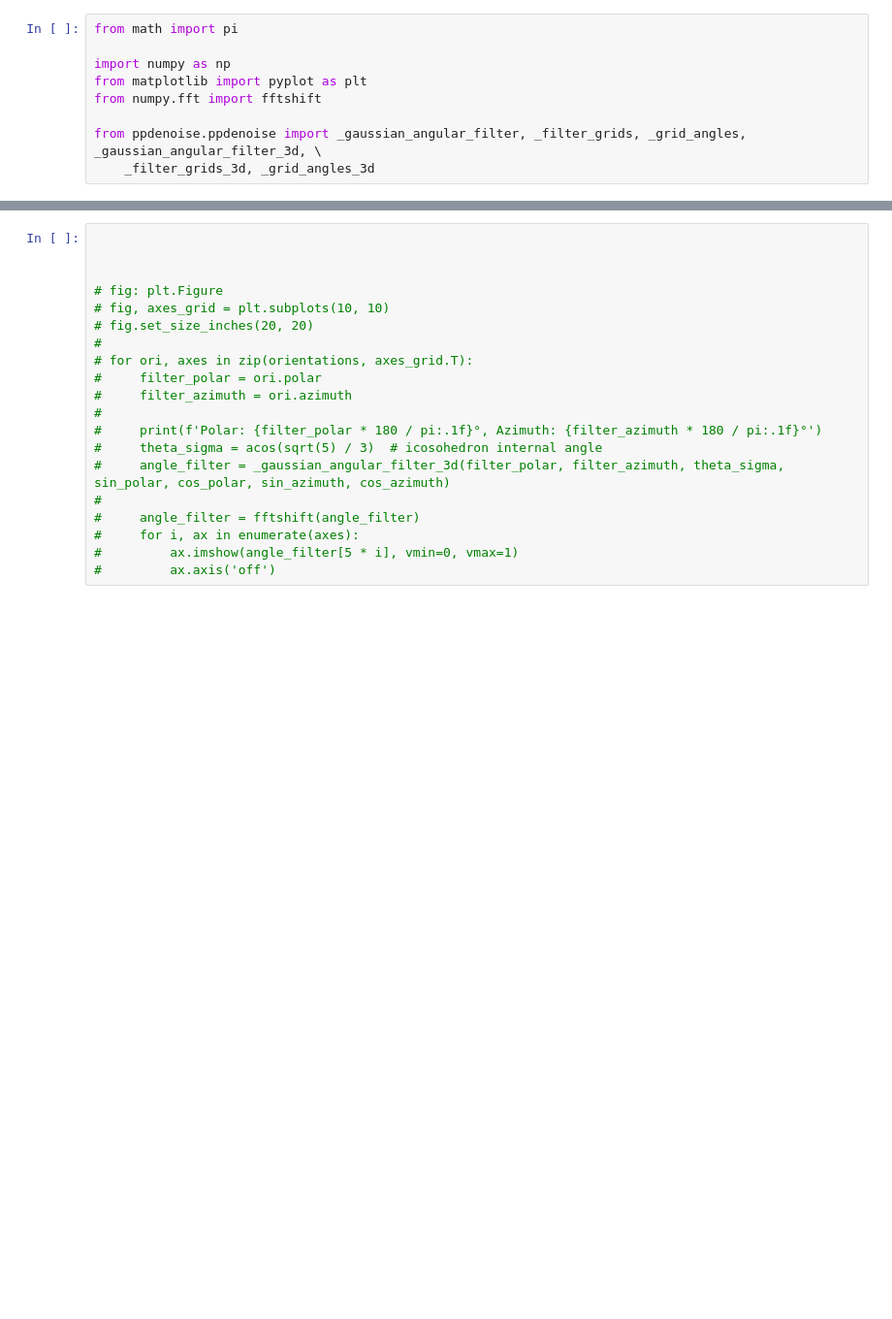
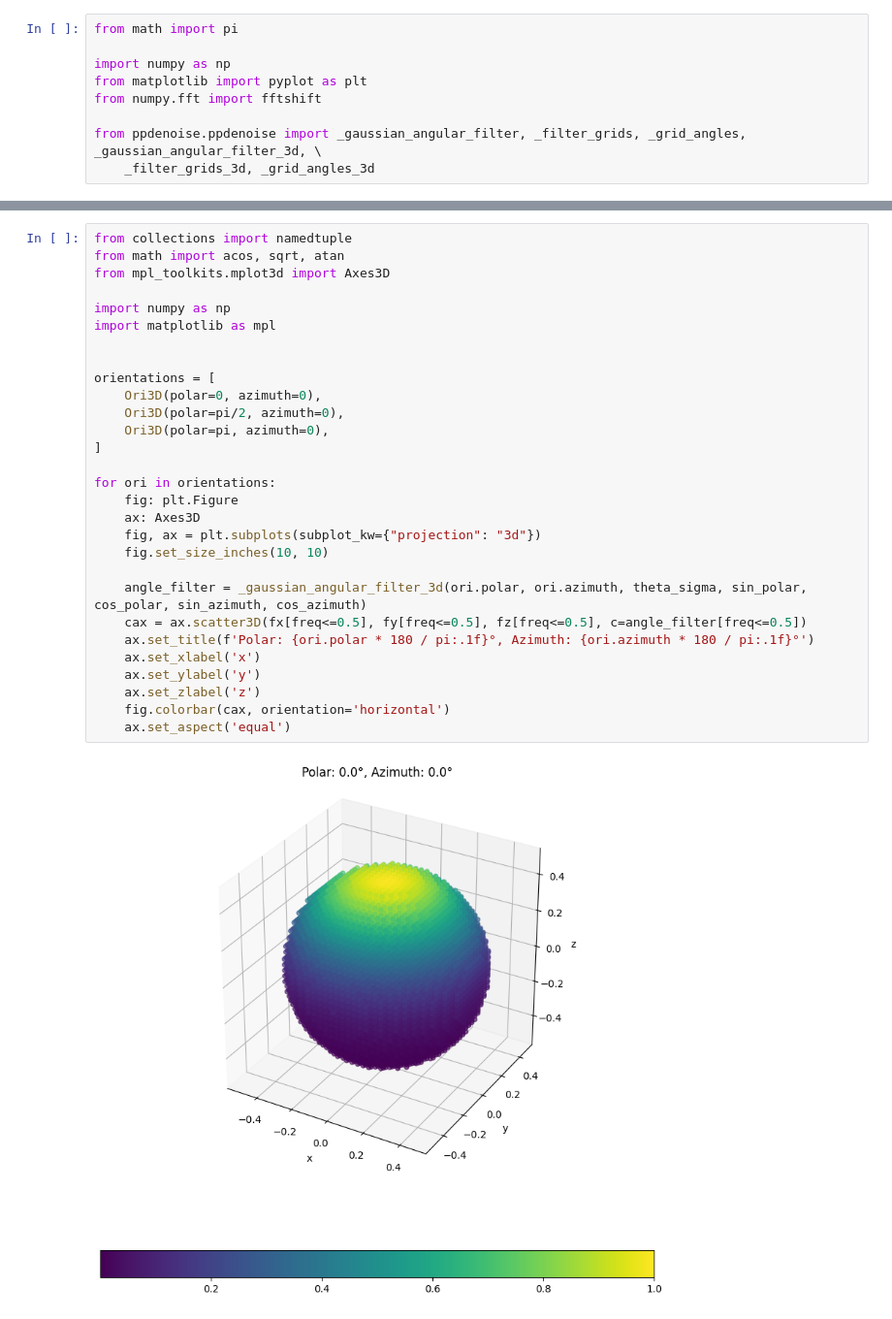
Before and after one commit to tom-a-horrocks/ppdenoise, a Jupyter notebook: test.ipynb, the cells around one changed output, grey strips where cells are left out. Shown at 97% size. Drawn from its saved outputs; the diff is of its cells as text; blank space fills up the shorter version.

```diff
--- a/test.ipynb
+++ b/test.ipynb
@@ -154,20 +161,31 @@ KeyboardInterrupt
-# %%
-
-
-
-# fig: plt.Figure
-# fig, axes_grid = plt.subplots(10, 10)
-# fig.set_size_inches(20, 20)
-#
-# for ori, axes in zip(orientations, axes_grid.T):
-#     filter_polar = ori.polar
-#     filter_azimuth = ori.azimuth
-#
-#     print(f'Polar: {filter_polar * 180 / pi:.1f}°, Azimuth: {filter_azimuth * 180 / pi:.1f}°')
-#     theta_sigma = acos(sqrt(5) / 3)  # icosohedron internal angle
-#     angle_filter = _gaussian_angular_filter_3d(filter_polar, filter_azimuth, theta_sigma, sin_polar, cos_polar, sin_azimuth, cos_azimuth)
-#
-#     angle_filter = fftshift(angle_filter)
-#     for i, ax in enumerate(axes):
-#         ax.imshow(angle_filter[5 * i], vmin=0, vmax=1)
-#         ax.axis('off')
+# %%
+from collections import namedtuple
+from math import acos, sqrt, atan
+from mpl_toolkits.mplot3d import Axes3D
+
+import numpy as np
+import matplotlib as mpl
+
+
+orientations = [
+    Ori3D(polar=0, azimuth=0),
+    Ori3D(polar=pi/2, azimuth=0),
+    Ori3D(polar=pi, azimuth=0),
+]
+
+for ori in orientations:
+    fig: plt.Figure
+    ax: Axes3D
+    fig, ax = plt.subplots(subplot_kw={"projection": "3d"})
+    fig.set_size_inches(10, 10)
+
+    angle_filter = _gaussian_angular_filter_3d(ori.polar, ori.azimuth, theta_sigma, sin_polar, cos_polar, sin_azimuth, cos_azimuth)
+    cax = ax.scatter3D(fx[freq<=0.5], fy[freq<=0.5], fz[freq<=0.5], c=angle_filter[freq<=0.5])
+    ax.set_title(f'Polar: {ori.polar * 180 / pi:.1f}°, Azimuth: {ori.azimuth * 180 / pi:.1f}°')
+    ax.set_xlabel('x')
+    ax.set_ylabel('y')
+    ax.set_zlabel('z')
+    fig.colorbar(cax, orientation='horizontal')
+    ax.set_aspect('equal')
+# %% [output]
+[figure, added]
```
Also changed, not shown: parts of 6 cells of this notebook, 2 other files.
